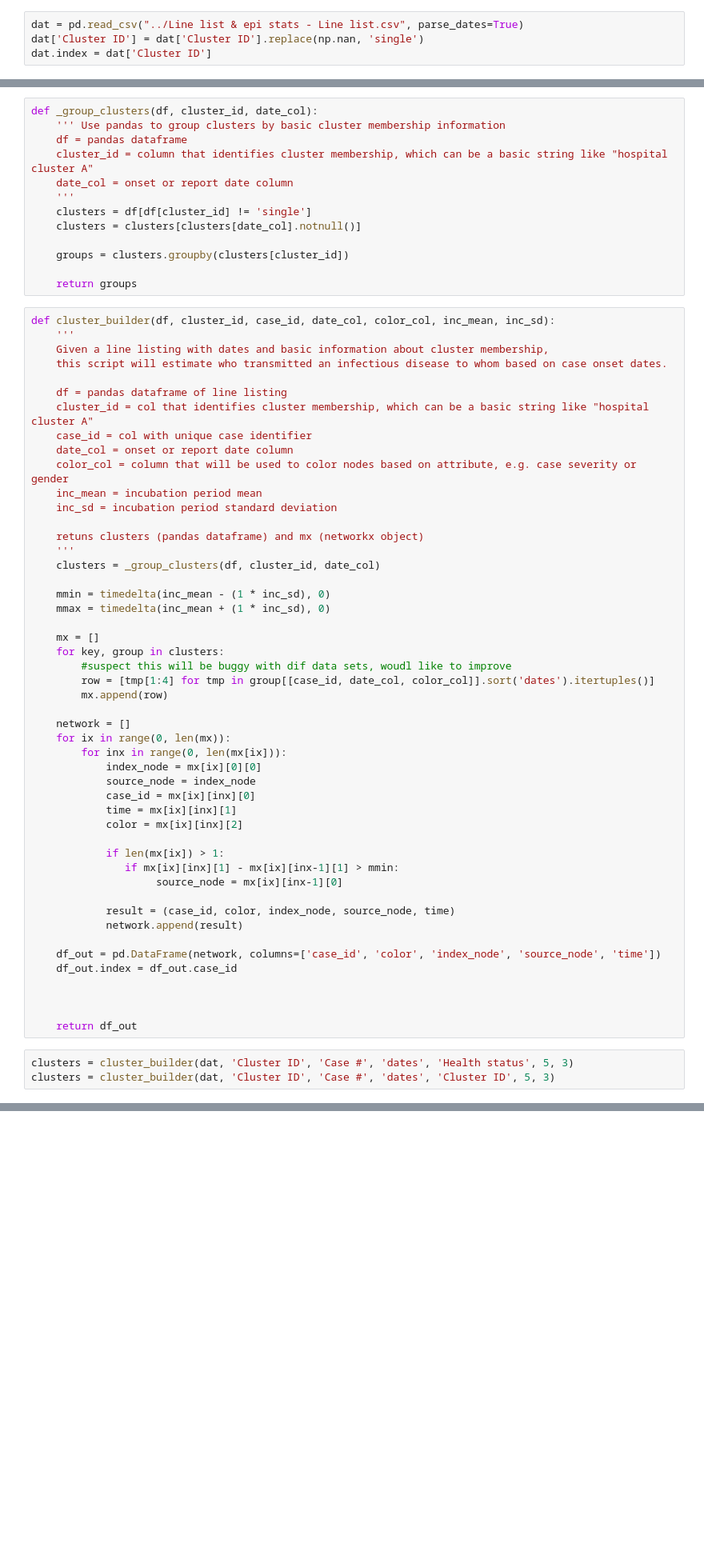
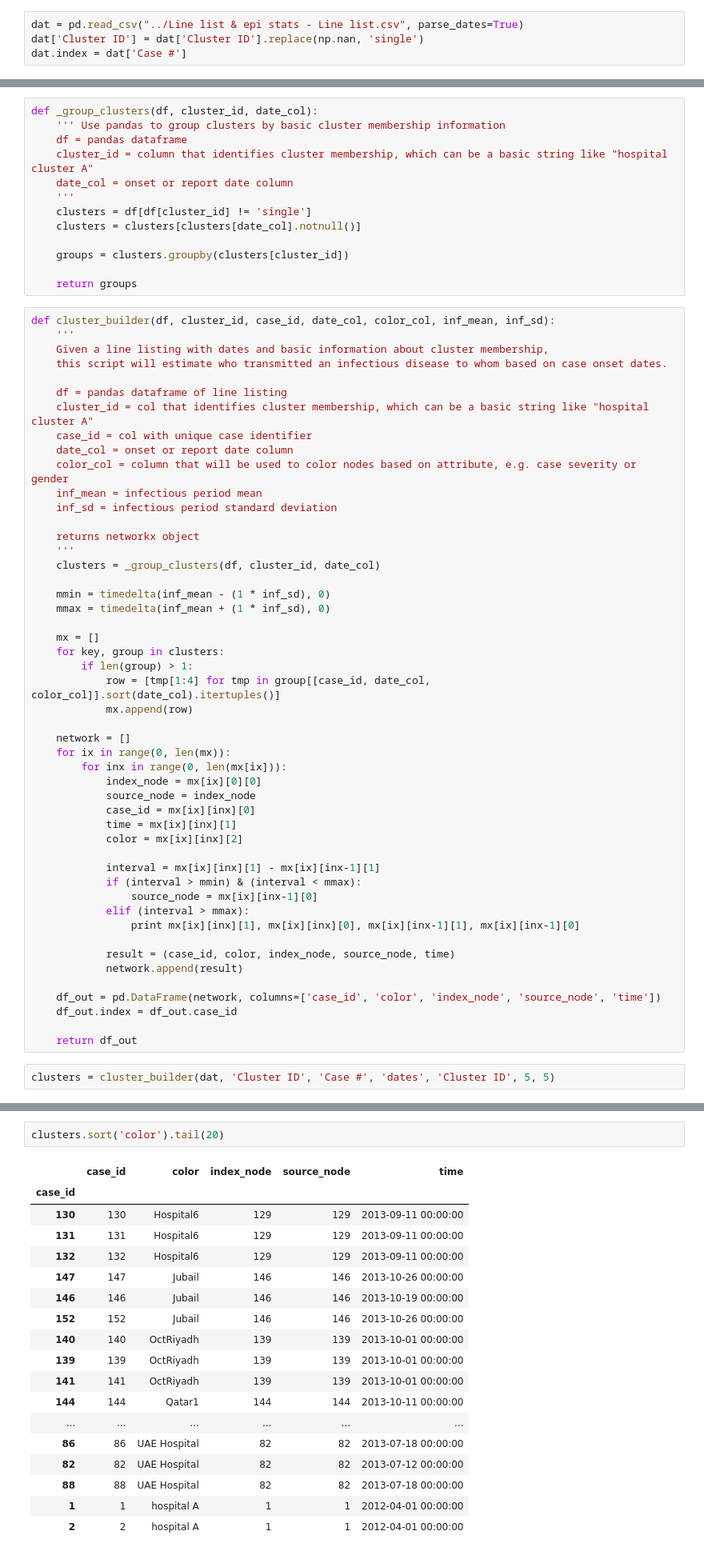
Before and after one commit to cmrivers/epipy, a Jupyter notebook: ipynb/cluster_builder.ipynb, the cells around one changed output, grey strips where cells are left out. Shown: that part at 80% size. Saved outputs shown, nothing was run; the diff lists cells and outputs as text; blank space fills up the shorter version.

```diff
--- a/ipynb/cluster_builder.ipynb
+++ b/ipynb/cluster_builder.ipynb
@@ -45,7 +45,7 @@ Data (from 2013 MERS outbreak) are available in cmrivers/epipy repo on Github.
 # %%
 dat = pd.read_csv("../Line list & epi stats - Line list.csv", parse_dates=True)
 dat['Cluster ID'] = dat['Cluster ID'].replace(np.nan, 'single')
-dat.index = dat['Cluster ID']
+dat.index = dat['Case #']
 # %%
 dat
 # %% [output]
@@ -85,7 +85,7 @@ def _group_clusters(df, cluster_id, date_col):
 
     return groups
 # %%
-def cluster_builder(df, cluster_id, case_id, date_col, color_col, inc_mean, inc_sd):
+def cluster_builder(df, cluster_id, case_id, date_col, color_col, inf_mean, inf_sd):
     '''
     Given a line listing with dates and basic information about cluster membership,
     this script will estimate who transmitted an infectious disease to whom based on case onset dates.
@@ -95,21 +95,21 @@ def cluster_builder(df, cluster_id, case_id, date_col, color_col, inc_mean, inc_
     case_id = col with unique case identifier
     date_col = onset or report date column
     color_col = column that will be used to color nodes based on attribute, e.g. case severity or gender
-    inc_mean = incubation period mean
-    inc_sd = incubation period standard deviation
+    inf_mean = infectious period mean
+    inf_sd = infectious period standard deviation
 
-    retuns clusters (pandas dataframe) and mx (networkx object)
+    returns networkx object
     '''
     clusters = _group_clusters(df, cluster_id, date_col)
 
-    mmin = timedelta(inc_mean - (1 * inc_sd), 0)
-    mmax = timedelta(inc_mean + (1 * inc_sd), 0)
+    mmin = timedelta(inf_mean - (1 * inf_sd), 0)
+    mmax = timedelta(inf_mean + (1 * inf_sd), 0)
 
     mx = []
     for key, group in clusters:
-        #suspect this will be buggy with dif data sets, woudl like to improve
-        row = [tmp[1:4] for tmp in group[[case_id, date_col, color_col]].sort('dates').itertuples()]
-        mx.append(row)
+        if len(group) > 1:
+            row = [tmp[1:4] for tmp in group[[case_id, date_col, color_col]].sort(date_col).itertuples()]
+            mx.append(row)
 
     network = []
     for ix in range(0, len(mx)):
@@ -120,9 +120,11 @@ def cluster_builder(df, cluster_id, case_id, date_col, color_col, inc_mean, inc_
             time = mx[ix][inx][1]
             color = mx[ix][inx][2]
 
-            if len(mx[ix]) > 1:
-               if mx[ix][inx][1] - mx[ix][inx-1][1] > mmin:
-                    source_node = mx[ix][inx-1][0]
+            interval = mx[ix][inx][1] - mx[ix][inx-1][1]
+            if (interval > mmin) & (interval < mmax):
+                source_node = mx[ix][inx-1][0]
+            elif (interval > mmax):
+                print mx[ix][inx][1], mx[ix][inx][0], mx[ix][inx-1][1], mx[ix][inx-1][0]
 
             result = (case_id, color, index_node, source_node, time)
             network.append(result)
@@ -130,9 +132,6 @@ def cluster_builder(df, cluster_id, case_id, date_col, color_col, inc_mean, inc_
     df_out = pd.DataFrame(network, columns=['case_id', 'color', 'index_node', 'source_node', 'time'])
     df_out.index = df_out.case_id
 
-
-
     return df_out
 # %%
-clusters = cluster_builder(dat, 'Cluster ID', 'Case #', 'dates', 'Health status', 5, 3)
-clusters = cluster_builder(dat, 'Cluster ID', 'Case #', 'dates', 'Cluster ID', 5, 3)
+clusters = cluster_builder(dat, 'Cluster ID', 'Case #', 'dates', 'Cluster ID', 5, 5)
@@ -149,3 +148,24 @@ clusters.head()
+# %%
+clusters.sort('color').tail(20)
+# %% [output]
+|  | case_id | color | index_node | source_node | time |
+| case_id |  |  |  |  |  |
+| 130 | 130 | Hospital6 | 129 | 129 | 2013-09-11 00:00:00 |
+| 131 | 131 | Hospital6 | 129 | 129 | 2013-09-11 00:00:00 |
+| 132 | 132 | Hospital6 | 129 | 129 | 2013-09-11 00:00:00 |
+| 147 | 147 | Jubail | 146 | 146 | 2013-10-26 00:00:00 |
+| 146 | 146 | Jubail | 146 | 146 | 2013-10-19 00:00:00 |
+| 152 | 152 | Jubail | 146 | 146 | 2013-10-26 00:00:00 |
+| 140 | 140 | OctRiyadh | 139 | 139 | 2013-10-01 00:00:00 |
+| 139 | 139 | OctRiyadh | 139 | 139 | 2013-10-01 00:00:00 |
+| 141 | 141 | OctRiyadh | 139 | 139 | 2013-10-01 00:00:00 |
+| 144 | 144 | Qatar1 | 144 | 144 | 2013-10-11 00:00:00 |
+| ... | ... | ... | ... | ... | ... |
+| 86 | 86 | UAE Hospital | 82 | 82 | 2013-07-18 00:00:00 |
+| 82 | 82 | UAE Hospital | 82 | 82 | 2013-07-12 00:00:00 |
+| 88 | 88 | UAE Hospital | 82 | 82 | 2013-07-18 00:00:00 |
+| 1 | 1 | hospital A | 1 | 1 | 2012-04-01 00:00:00 |
+| 2 | 2 | hospital A | 1 | 1 | 2012-04-01 00:00:00 |
 # %%
 clusters.to_pickle('../cluster_network.pkl')
 # %%
```
Also changed, not shown: parts of 4 cells of this notebook, 5 other files.
